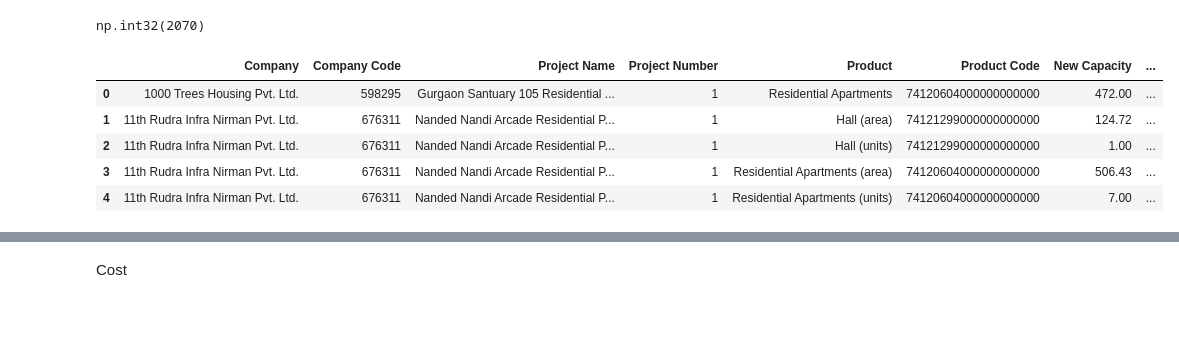
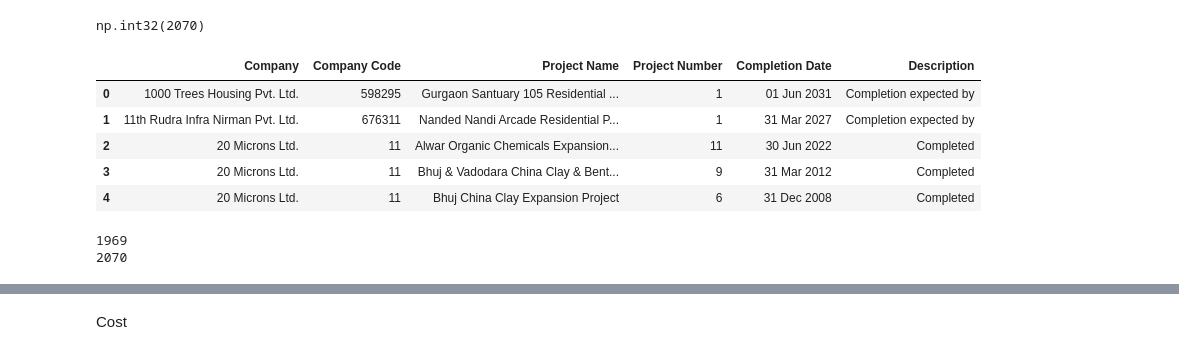
Before and after one commit to nivin77789/dataScience-freelance, a Jupyter notebook: all.ipynb, the cells around one changed output, grey strips where cells are left out. Drawn from its saved outputs; the diff is of its cells as text; code cells hidden in the pictures; blank space fills up the shorter version.

```diff
--- a/all.ipynb
+++ b/all.ipynb
@@ -58,12 +411,12 @@ df_completion1['year'].max()
 # %% [output]
 np.int32(2070)
 # %%
-df_completion2=pd.read_csv('All_projects_in_database_since_1995_saichittaranjank_20250219181103/Products_and_Capacity2.txt',sep="|",encoding='latin1')
+df_completion2=pd.read_csv('/Users/nivinmathews/Desktop/Freelance/data science project/All_projects_in_database_since_1995_saichittaranjank_20250219181103/Project_Completion_Details2.txt',sep="|",encoding='latin1')
 df_completion2.head()
 # %% [output]
-|  | Company | Company Code | Project Name | Project Number | Product | Product Code | New Capacity | ... |
-| 0 | 1000 Trees Housing Pvt. Ltd. | 598295 | Gurgaon Santuary 105 Residential ... | 1 | Residential Apartments | 74120604000000000000 | 472.00 | ... |
-| 1 | 11th Rudra Infra Nirman Pvt. Ltd. | 676311 | Nanded Nandi Arcade Residential P... | 1 | Hall (area) | 74121299000000000000 | 124.72 | ... |
-| 2 | 11th Rudra Infra Nirman Pvt. Ltd. | 676311 | Nanded Nandi Arcade Residential P... | 1 | Hall (units) | 74121299000000000000 | 1.00 | ... |
-| 3 | 11th Rudra Infra Nirman Pvt. Ltd. | 676311 | Nanded Nandi Arcade Residential P... | 1 | Residential Apartments (area) | 74120604000000000000 | 506.43 | ... |
-| 4 | 11th Rudra Infra Nirman Pvt. Ltd. | 676311 | Nanded Nandi Arcade Residential P... | 1 | Residential Apartments (units) | 74120604000000000000 | 7.00 | ... |
+|  | Company | Company Code | Project Name | Project Number | Completion Date | Description |
+| 0 | 1000 Trees Housing Pvt. Ltd. | 598295 | Gurgaon Santuary 105 Residential ... | 1 | 01 Jun 2031 | Completion expected by |
+| 1 | 11th Rudra Infra Nirman Pvt. Ltd. | 676311 | Nanded Nandi Arcade Residential P... | 1 | 31 Mar 2027 | Completion expected by |
+| 2 | 20 Microns Ltd. | 11 | Alwar Organic Chemicals Expansion... | 11 | 30 Jun 2022 | Completed |
+| 3 | 20 Microns Ltd. | 11 | Bhuj & Vadodara China Clay & Bent... | 9 | 31 Mar 2012 | Completed |
+| 4 | 20 Microns Ltd. | 11 | Bhuj China Clay Expansion Project | 6 | 31 Dec 2008 | Completed |
@@ -69,0 +430,6 @@ df_completion2.head()
+# %%
+print(df_completion2['year'].min())
+print(df_completion2['year'].max())
+# %% [output]
+1969
+2070
```
Also changed, not shown: parts of 55 cells of this notebook.
